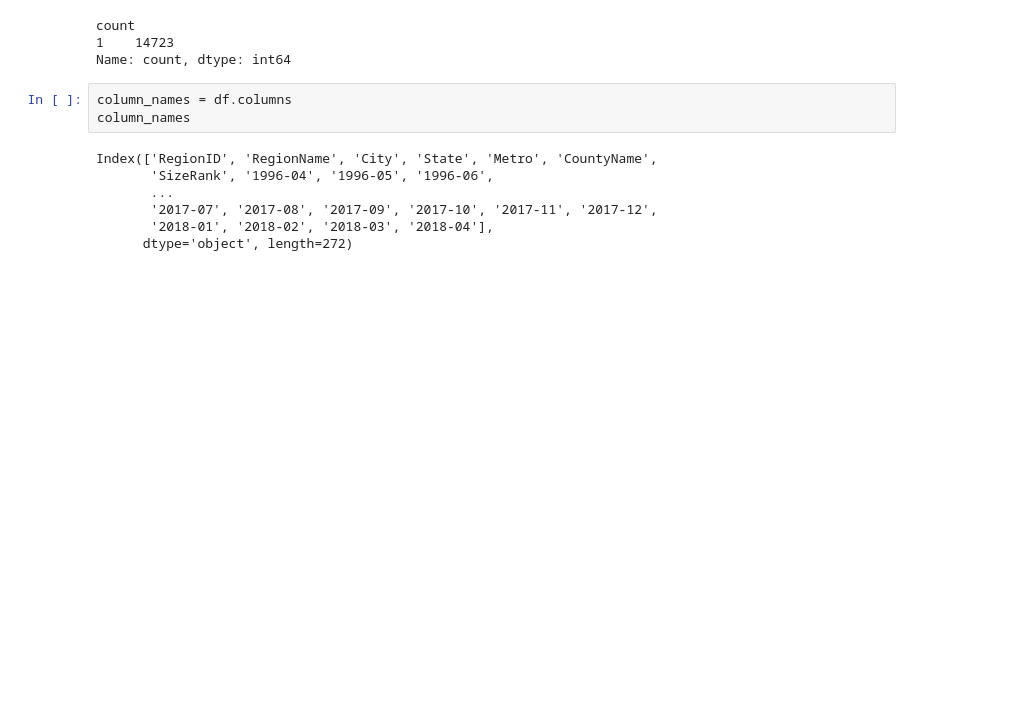
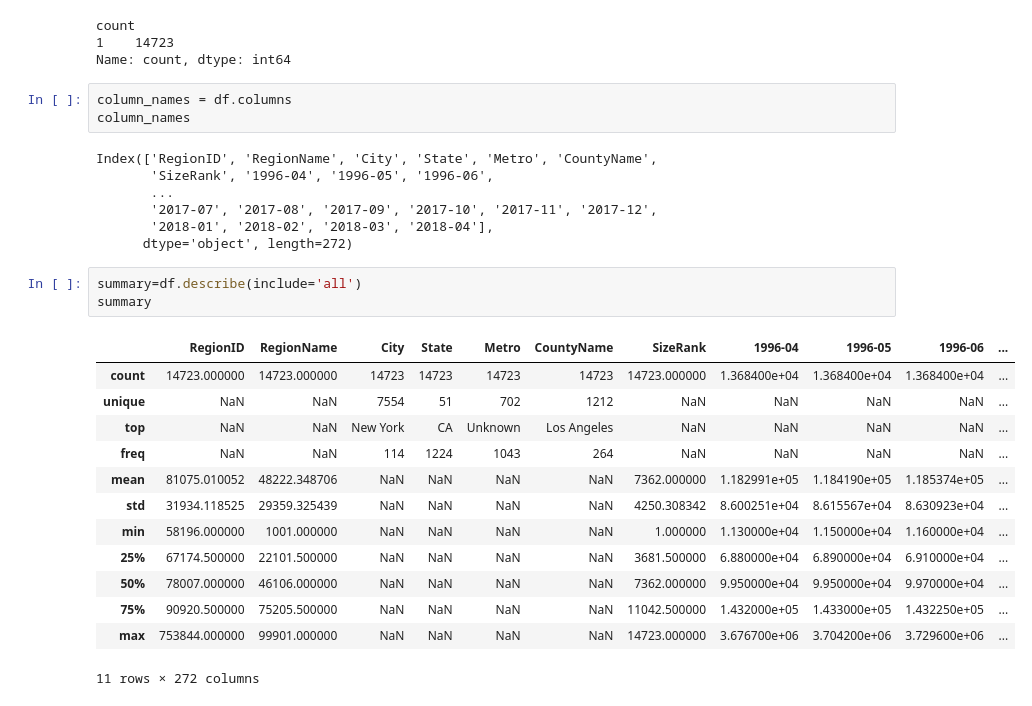
Before and after one commit to Brenda-Mutai/dsc-Time-Series, a Jupyter notebook: student.notebook.ipynb, the cells around one changed output. Drawn from its saved outputs; the diff is of its cells as text; blank space fills up the shorter version.

```diff
--- a/student.notebook.ipynb
+++ b/student.notebook.ipynb
@@ -182,3 +182,20 @@ Index(['RegionID', 'RegionName', 'City', 'State', 'Metro', 'CountyName',
        '2017-07', '2017-08', '2017-09', '2017-10', '2017-11', '2017-12',
        '2018-01', '2018-02', '2018-03', '2018-04'],
       dtype='object', length=272)
+# %%
+summary=df.describe(include='all')
+summary
+# %% [output]
+|  | RegionID | RegionName | City | State | Metro | CountyName | SizeRank | 1996-04 | 1996-05 | 1996-06 | ... |
+| count | 14723.000000 | 14723.000000 | 14723 | 14723 | 14723 | 14723 | 14723.000000 | 1.368400e+04 | 1.368400e+04 | 1.368400e+04 | ... |
+| unique | NaN | NaN | 7554 | 51 | 702 | 1212 | NaN | NaN | NaN | NaN | ... |
+| top | NaN | NaN | New York | CA | Unknown | Los Angeles | NaN | NaN | NaN | NaN | ... |
+| freq | NaN | NaN | 114 | 1224 | 1043 | 264 | NaN | NaN | NaN | NaN | ... |
+| mean | 81075.010052 | 48222.348706 | NaN | NaN | NaN | NaN | 7362.000000 | 1.182991e+05 | 1.184190e+05 | 1.185374e+05 | ... |
+| std | 31934.118525 | 29359.325439 | NaN | NaN | NaN | NaN | 4250.308342 | 8.600251e+04 | 8.615567e+04 | 8.630923e+04 | ... |
+| min | 58196.000000 | 1001.000000 | NaN | NaN | NaN | NaN | 1.000000 | 1.130000e+04 | 1.150000e+04 | 1.160000e+04 | ... |
+| 25% | 67174.500000 | 22101.500000 | NaN | NaN | NaN | NaN | 3681.500000 | 6.880000e+04 | 6.890000e+04 | 6.910000e+04 | ... |
+| 50% | 78007.000000 | 46106.000000 | NaN | NaN | NaN | NaN | 7362.000000 | 9.950000e+04 | 9.950000e+04 | 9.970000e+04 | ... |
+| 75% | 90920.500000 | 75205.500000 | NaN | NaN | NaN | NaN | 11042.500000 | 1.432000e+05 | 1.433000e+05 | 1.432250e+05 | ... |
+| max | 753844.000000 | 99901.000000 | NaN | NaN | NaN | NaN | 14723.000000 | 3.676700e+06 | 3.704200e+06 | 3.729600e+06 | ... |
+11 rows × 272 columns
```
